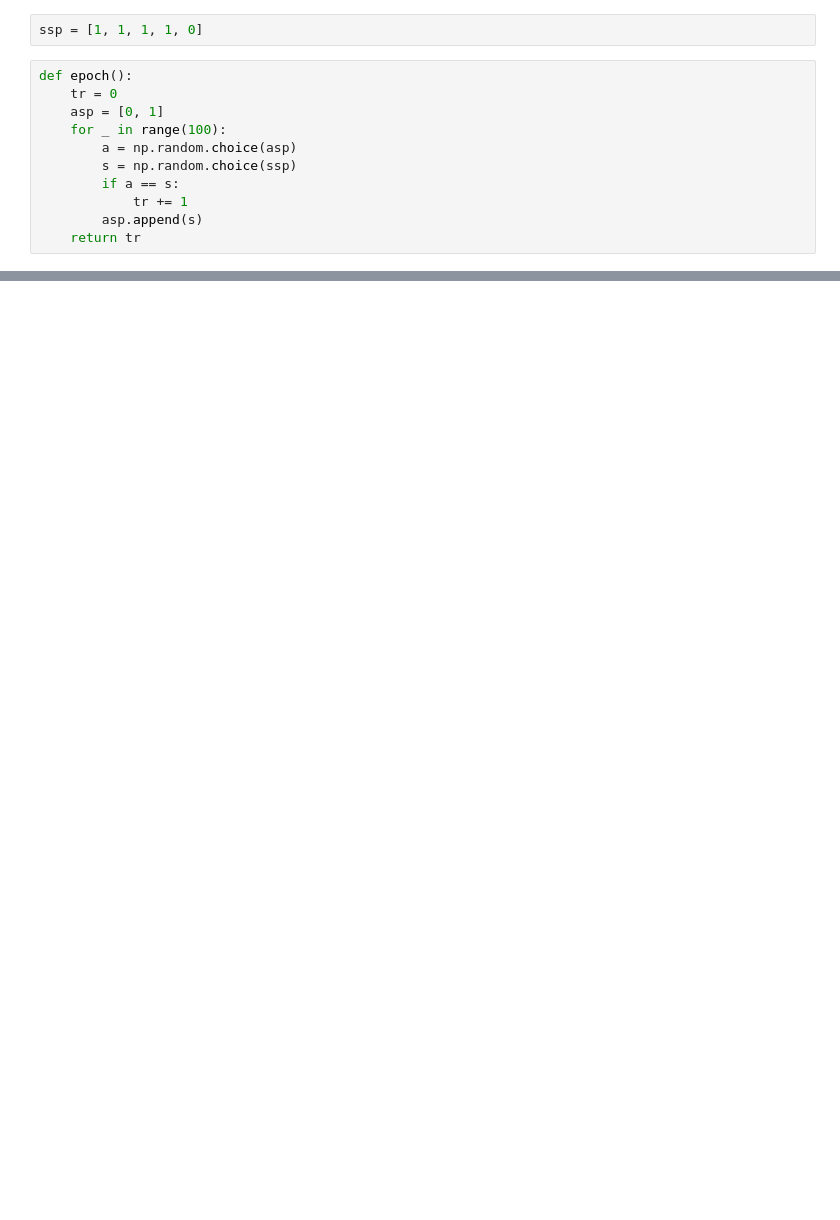
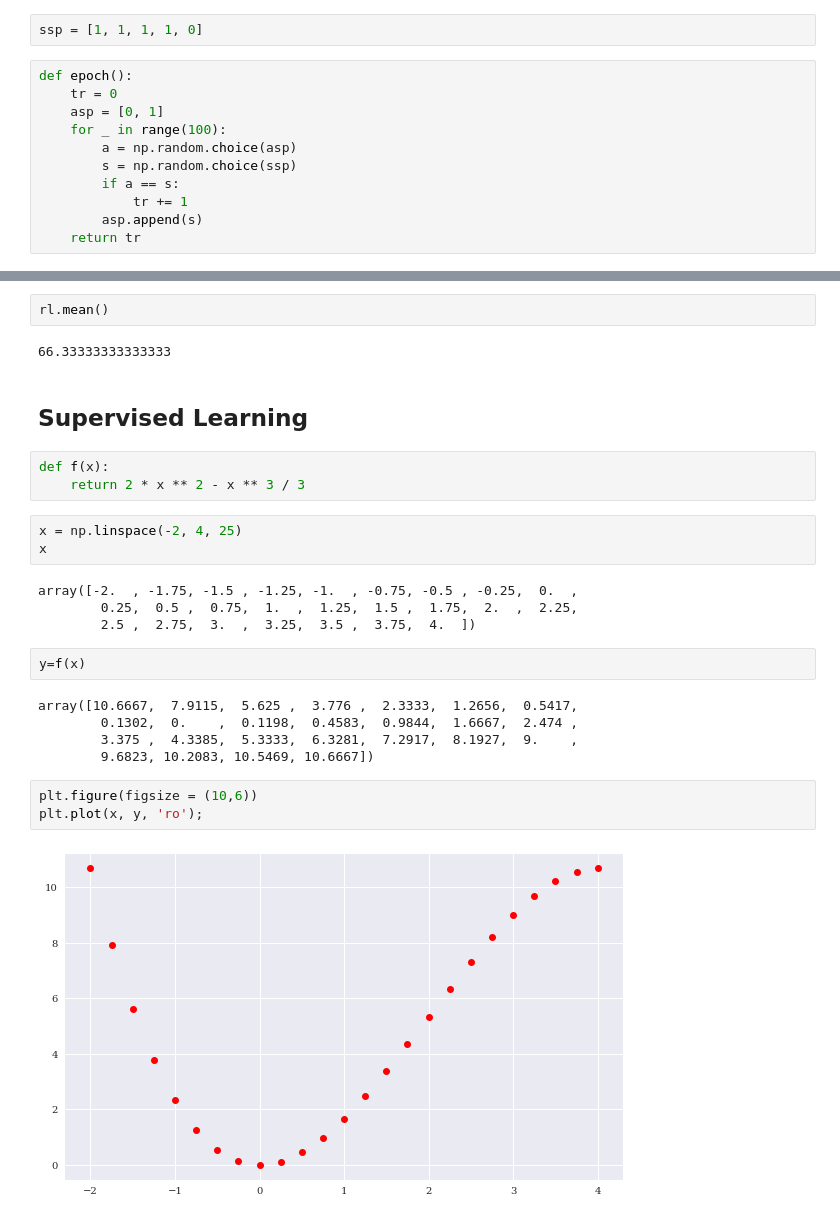
Before and after one commit to michaelsyao/AI_in_Finance, a Jupyter notebook: 01.ipynb, the cells around one changed output, grey strips where cells are left out. Saved outputs shown, nothing was run; the diff lists cells and outputs as text; blank space fills up the shorter version.

```diff
--- a/01.ipynb
+++ b/01.ipynb
@@ -82,0 +88,28 @@ def epoch():
+# %%
+rl.mean()
+# %% [output]
+66.33333333333333
+# %% [markdown]
+## Supervised Learning
+# %%
+def f(x):
+    return 2 * x ** 2 - x ** 3 / 3
+# %%
+x = np.linspace(-2, 4, 25)
+x
+# %% [output]
+array([-2.  , -1.75, -1.5 , -1.25, -1.  , -0.75, -0.5 , -0.25,  0.  ,
+        0.25,  0.5 ,  0.75,  1.  ,  1.25,  1.5 ,  1.75,  2.  ,  2.25,
+        2.5 ,  2.75,  3.  ,  3.25,  3.5 ,  3.75,  4.  ])
+# %%
+y=f(x)
+# %% [output]
+array([10.6667,  7.9115,  5.625 ,  3.776 ,  2.3333,  1.2656,  0.5417,
+        0.1302,  0.    ,  0.1198,  0.4583,  0.9844,  1.6667,  2.474 ,
+        3.375 ,  4.3385,  5.3333,  6.3281,  7.2917,  8.1927,  9.    ,
+        9.6823, 10.2083, 10.5469, 10.6667])
+# %%
+plt.figure(figsize = (10,6))
+plt.plot(x, y, 'ro');
+# %% [output]
+[figure, added]
```
Also changed, not shown: parts of 7 cells of this notebook.
